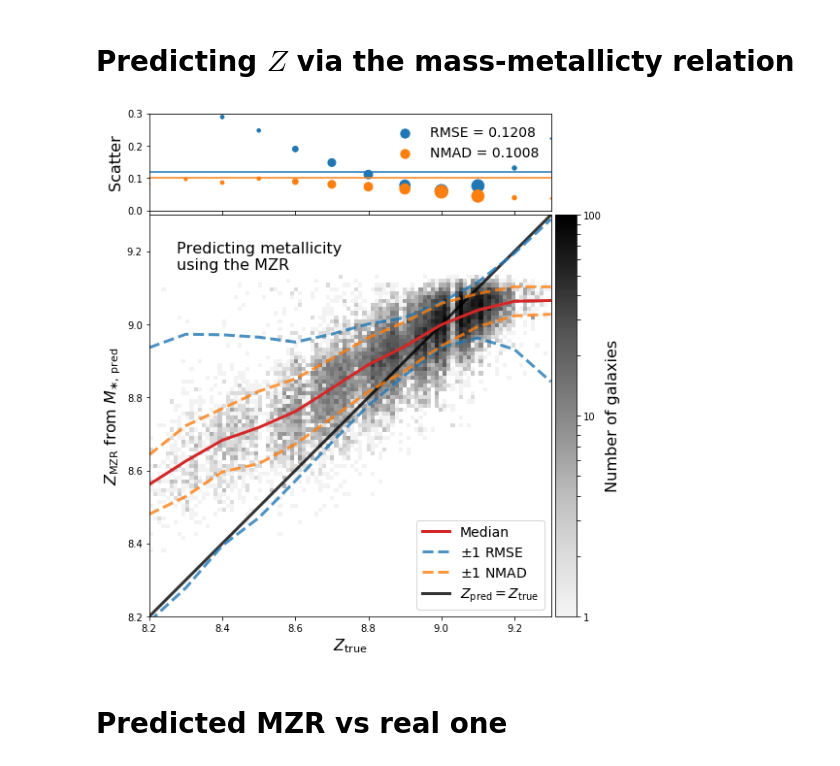
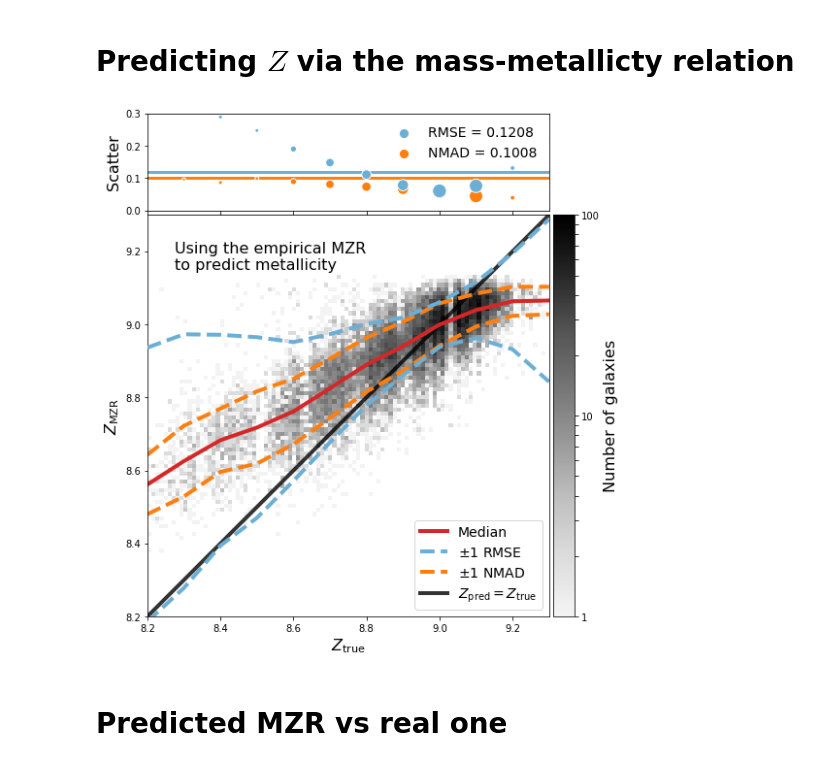
Before and after one commit to jwuphysics/galaxy-cnns, a Jupyter notebook: notebook/paper/05-mass_metallicty_relation.ipynb, the cells around one changed output. Cells and saved outputs as stored; diff of their text form; code cells hidden in the pictures.

Commit message:
modify color scheme and update figures slightly

```diff
--- a/notebook/paper/05-mass_metallicty_relation.ipynb
+++ b/notebook/paper/05-mass_metallicty_relation.ipynb
@@ -26,6 +26,11 @@ def truncate_colormap(cmap, minval=0.0, maxval=1.0, n=100):
         'trunc({n},{a:.2f},{b:.2f})'.format(n=cmap.name, a=minval, b=maxval),
         cmap(np.linspace(minval, maxval, n)))
     return new_cmap
+
+# define colors
+c_nmad = 'C1'
+c_rmse = plt.cm.tab20c(1/20)
+c_median = 'C3'
 # %%
 def plot_comparison_with_marginals(y_test, p_test, sz=128, which='metallicity', figname=None, annotation='', xlabel='', ylabel=''):
 
@@ -42,9 +47,9 @@ def plot_comparison_with_marginals(y_test, p_test, sz=128, which='metallicity',
     elif which == 'mass':
         bmin, bmax, step = 8.4, 11.2, 0.2
         if xlabel == '':
-            xlabel = r'$M_{\ast,\rm\,true}$'
+            xlabel = r'log $M_{★ ,\rm\,true}$ [$M_{\odot}$]'
         if ylabel == '':
-            ylabel = r'$M_{\ast,\rm\,pred}$'
+            ylabel = r'log $M_{★ ,\rm\,pred}$ [$M_{\odot}$]'
         max_scatter = 0.6
 
     gs = matplotlib.gridspec.GridSpec(20, 20)
@@ -77,12 +82,12 @@ def plot_comparison_with_marginals(y_test, p_test, sz=128, which='metallicity',
     rmse_bins = np.array([np.sqrt(np.mean(((p_test - y_test)[(y_test > y - step/2) & (y_test < y + step/2)])**2)) for y in y_bins])
     num_in_bins = np.sum([(y_test > y - step/2) & (y_test < y + step/2) for y in y_bins], axis=1)
     rmse_error = np.sqrt(np.mean(((p_test - y_test)**2)))
-    ax_marg.scatter(y_bins, rmse_bins, marker='o', c='C0', s=num_in_bins/30, label=f'RMSE = {rmse_error:.4f}')
+    ax_marg.scatter(y_bins, rmse_bins, marker='o', c=c_rmse, s=num_in_bins/25, label=f'RMSE = {rmse_error:.4f}', zorder=3, edgecolors='white')
 
     nmad_bins = np.array([nmad(((p_test - y_test)[(y_test > y - step/2) & (y_test < y + step/2)])) for y in y_bins])
     nmad_error = nmad(p_test - y_test)
 
-    ax_marg.scatter(y_bins, nmad_bins, marker='o', c='C1', s=num_in_bins/30, label=f'NMAD = {nmad_error:.4f}')
+    ax_marg.scatter(y_bins, nmad_bins, marker='o', c=c_nmad, s=num_in_bins/25, label=f'NMAD = {nmad_error:.4f}', zorder=2, edgecolors='white')
 
     #ax_marg.set_ylabel('Residual\nscatter', fontsize=14)
     ax_marg.set_ylabel(r'Scatter', fontsize=16)
@@ -92,20 +97,20 @@ def plot_comparison_with_marginals(y_test, p_test, sz=128, which='metallicity',
     ax_marg.set_xticklabels([])
 
     # include mean RMSE
-    ax_marg.axhline(rmse_error, ls='-', c='C0')
-    ax_marg.axhline(nmad_error, ls='-', c='C1')
+    ax_marg.axhline(rmse_error, ls='-', c=c_rmse, lw=3, zorder=0)
+    ax_marg.axhline(nmad_error, ls='-', c=c_nmad, lw=3, zorder=0)
 
 
     # running median + std/MAD on main figure
     running_median = np.array([np.median(p_test[(y_test > y - step/2) & (y_test < y + step/2)]) for y in y_bins])
-    ax.plot(y_bins, running_median, c='C3', lw=3, label='Median')
-    ax.plot(y_bins, running_median + rmse_bins, c='C0', alpha=0.8, ls='--', lw=3, label=r'$\pm 1$ RMSE')
-    ax.plot(y_bins, running_median - rmse_bins, c='C0', alpha=0.8, ls='--', lw=3)
-    ax.plot(y_bins, running_median + nmad_bins, c='C1', alpha=0.8, ls='--', lw=3, label=r'$\pm 1$ NMAD')
-    ax.plot(y_bins, running_median - nmad_bins, c='C1', alpha=0.8, ls='--', lw=3)
+    ax.plot(y_bins, running_median, c='C3', lw=4, label='Median')
+    ax.plot(y_bins, running_median + rmse_bins, c=c_rmse, ls='--', lw=4, label=r'$\pm 1$ RMSE', zorder=3)
+    ax.plot(y_bins, running_median - rmse_bins, c=c_rmse, ls='--', lw=4, zorder=3)
+    ax.plot(y_bins, running_median + nmad_bins, c=c_nmad, ls='--', lw=4, label=r'$\pm 1$ NMAD', zorder=2)
+    ax.plot(y_bins, running_median - nmad_bins, c=c_nmad, ls='--', lw=4, zorder=2)
 
     # one-to-one line on main figure
-    ax.plot([bmin, bmax], [bmin, bmax], c='k', ls='-', lw=3, zorder=1, alpha=0.8, label=r'$Z_{\rm pred} = Z_{\rm true}$')
+    ax.plot([bmin, bmax], [bmin, bmax], c='k', ls='-', lw=4, zorder=1, alpha=0.8, label=r'$Z_{\rm pred} = Z_{\rm true}$')
 
     ax.legend(loc='lower right', fontsize=14)
 
@@ -145,11 +150,11 @@ mzr = lambda logm: -1.492 + 1.847*logm -0.08026*logm**2
 # %%
 df = pd.read_csv(f'{PATH}/catalogs/predictions-lgm_p50.csv', index_col=0)
 plot_comparison_with_marginals(df.oh_p50.values, mzr(masses.cnn_lgm.values), which='metallicity',
-                               ylabel=r'$Z_{\rm MZR}$ from $M_{\ast,\rm \,pred}$', annotation='Predicting metallicity\nusing the MZR',
+                               ylabel=r'$Z_{\rm MZR}$', annotation='Using the empirical MZR\nto predict metallicity',
                                figname=f'{PATH}/results/05-b-prediction_mzr.pdf'
                               )
 # %% [output]
-[figure, old version]
+[figure, new version]
 # %% [markdown]
 # Predicted MZR vs real one
 # %% [markdown]
```
Also changed, not shown: parts of 5 cells of this notebook, 10 other files.
